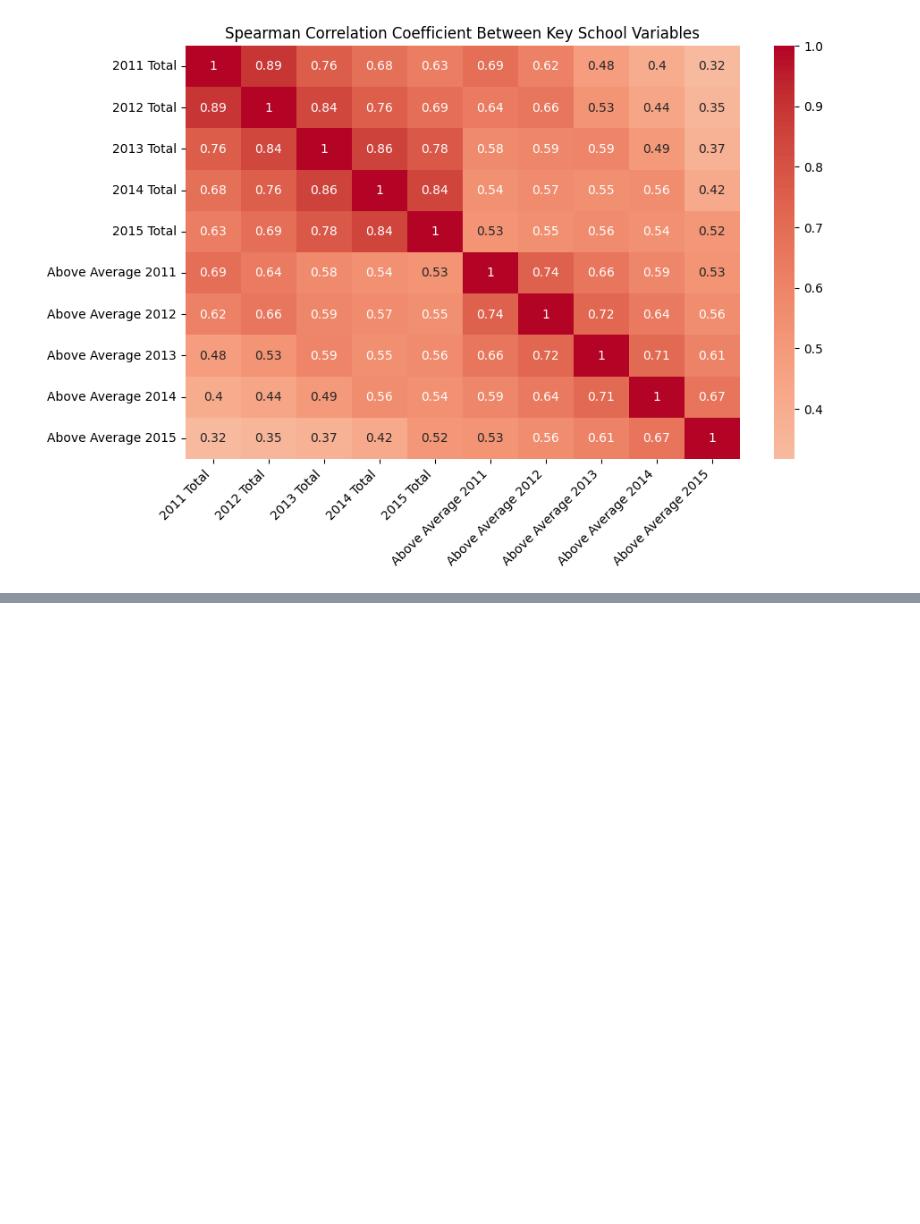
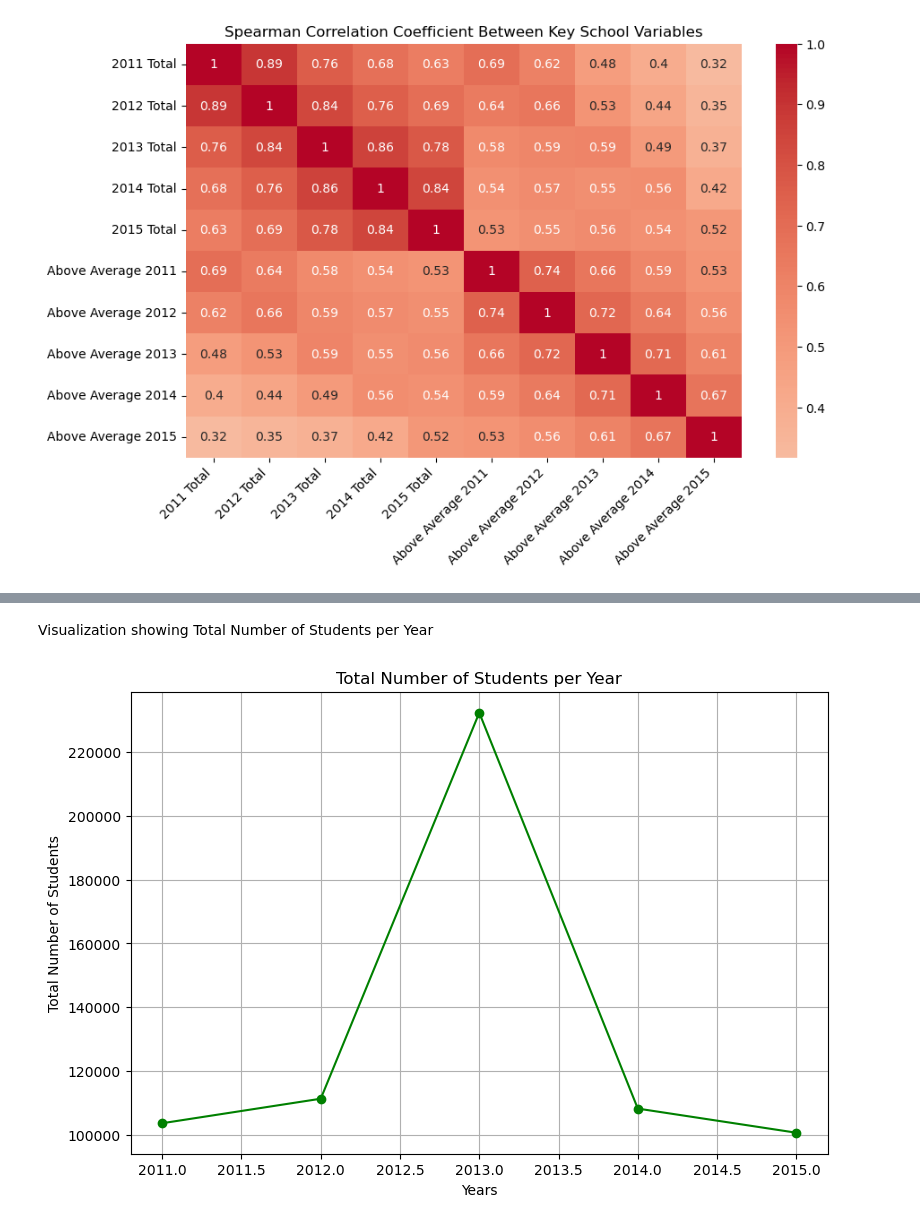
Before and after one commit to MickFrog/uace-analysis, a Jupyter notebook: uace_analysis.ipynb, the cells around one changed output, grey strips where cells are left out. Drawn from its saved outputs; the diff is of its cells as text; code cells hidden in the pictures; blank space fills up the shorter version.

Commit message:
Model predicting 2016 total number of students

```diff
--- a/uace_analysis.ipynb
+++ b/uace_analysis.ipynb
@@ -1560,0 +1618,27 @@ plt.show()
+# %% [markdown]
+Visualization showing Total Number of Students per Year
+# %%
+years = [2011, 2012, 2013, 2014, 2015,2016]
+# Extract the required data from the last entry
+# using the last entry since it has the grand total of each year
+total_students = [
+    grandTotalPredicted['2011 Total'],
+    grandTotalPredicted['2012 Total'],
+    grandTotalPredicted['2013 Total'],
+    grandTotalPredicted['2014 Total'],
+    grandTotalPredicted['2015 Total'],
+        grandTotalPredicted['2016 Total']
+
+
+]
+
+# Create a plot using Matplotlib
+plt.figure(figsize=(9, 6))
+plt.plot(years, total_students, marker='o', linestyle='-', color='g')
+plt.xlabel('Years')
+plt.ylabel('Total Number of Students')
+plt.title('Total Number of Students per Year')
+plt.grid(True)
+plt.show()
+# %% [output]
+[figure, added]
```
Also changed, not shown: parts of 7 cells of this notebook.
